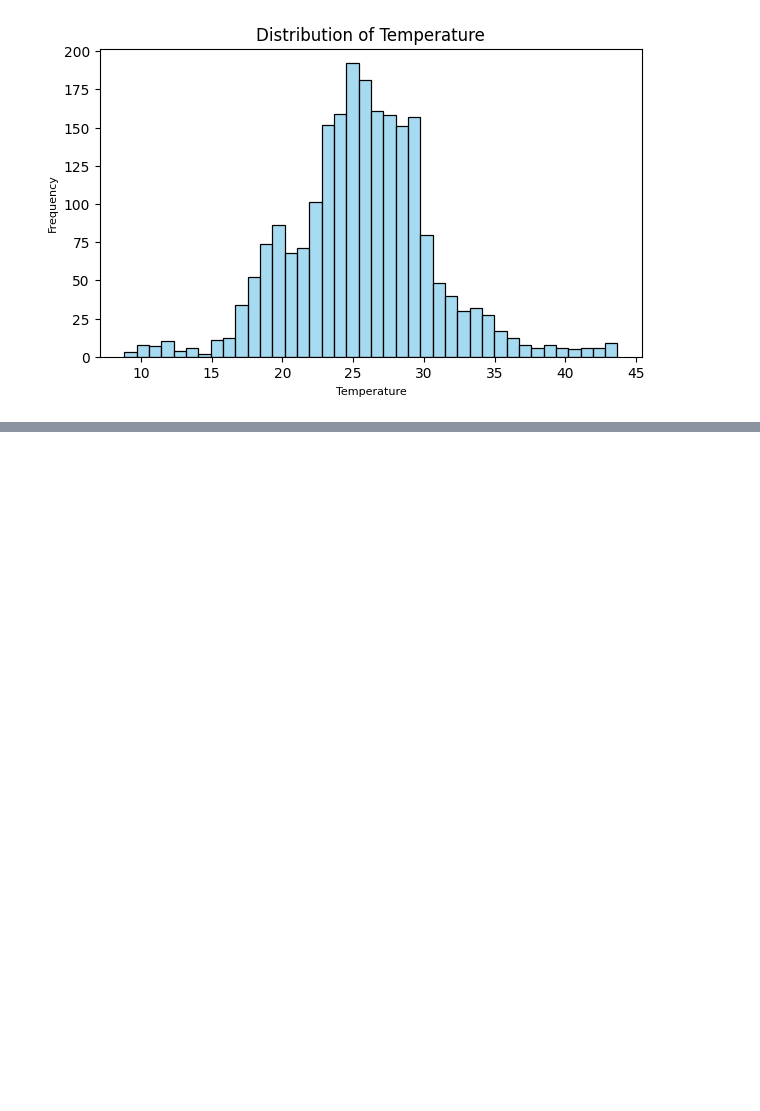
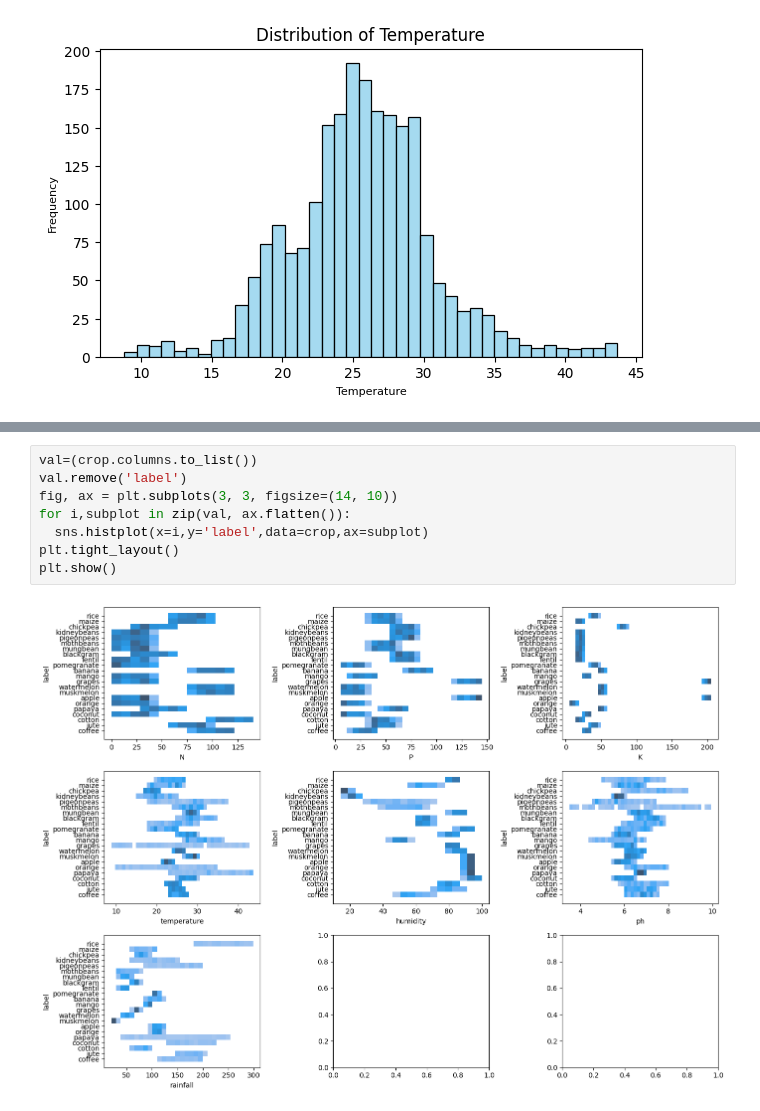
Before and after one commit to SHRITHAN28/Crop_Fertilizer_RS, a Jupyter notebook: crop.ipynb, the cells around one changed output, grey strips where cells are left out. Saved outputs shown, nothing was run; the diff lists cells and outputs as text; blank space fills up the shorter version.

```diff
--- a/crop.ipynb
+++ b/crop.ipynb
@@ -190,0 +208,10 @@ plt.show()
+# %%
+val=(crop.columns.to_list())
+val.remove('label')
+fig, ax = plt.subplots(3, 3, figsize=(14, 10))
+for i,subplot in zip(val, ax.flatten()):
+  sns.histplot(x=i,y='label',data=crop,ax=subplot)
+plt.tight_layout()
+plt.show()
+# %% [output]
+[figure, added]
```
Also changed, not shown: parts of 22 cells of this notebook.
